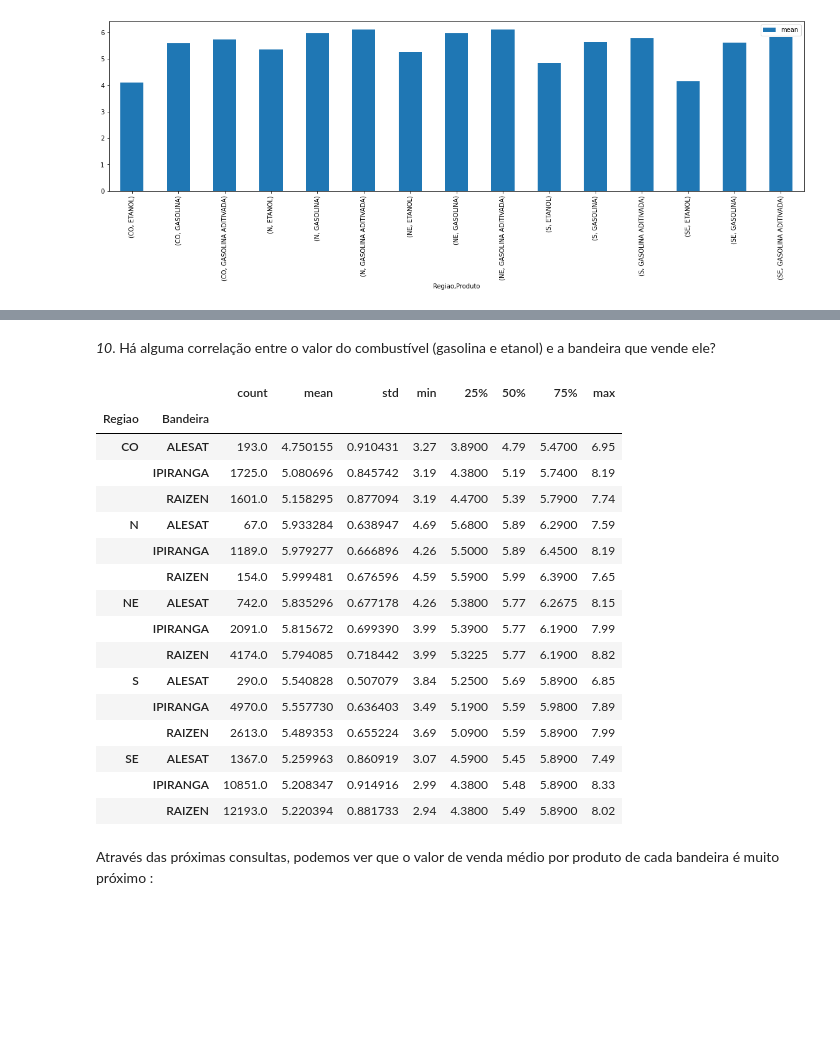
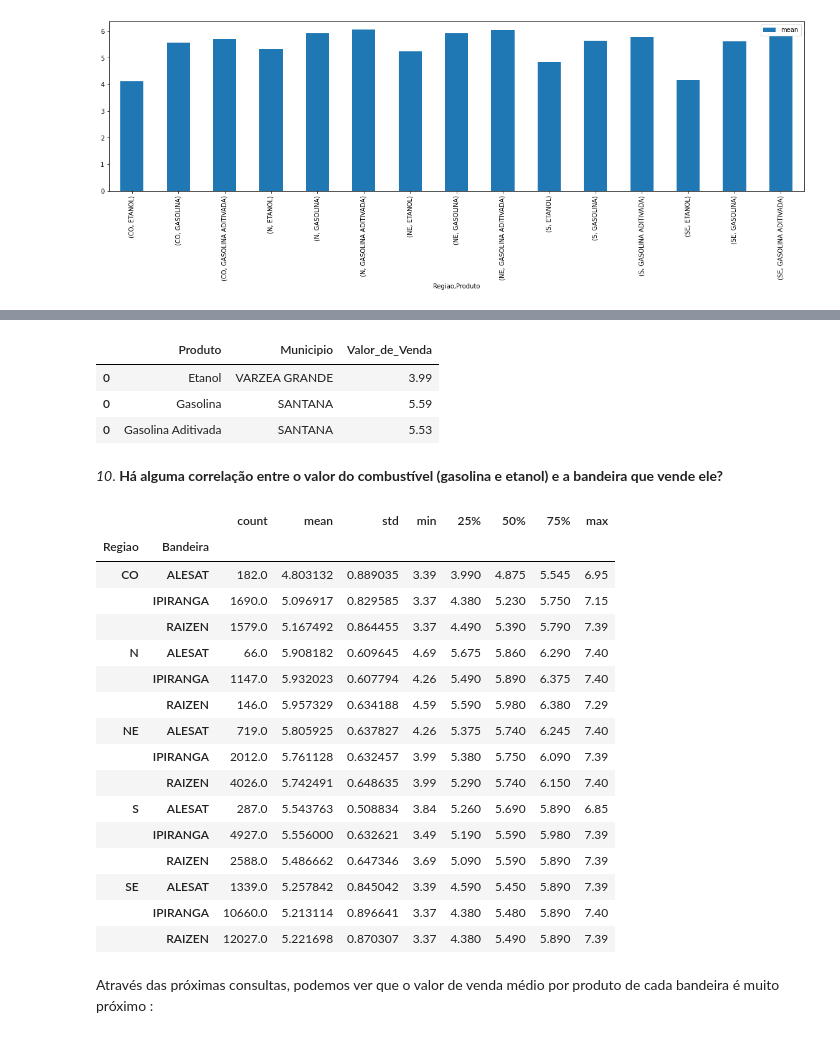
Before and after one commit to gustavovarella/Projeto_m4, a Jupyter notebook: PROJETO_M4.ipynb, the cells around one changed output, grey strips where cells are left out. Cells and saved outputs as stored; diff of their text form; code cells hidden in the pictures; blank space fills up the shorter version.

```diff
--- a/PROJETO_M4.ipynb
+++ b/PROJETO_M4.ipynb
@@ -78,0 +214,3 @@ df_completo
+# %%
+outlier_alto = Q3 + (1.5 * IIQ)
+outlier_alto
@@ -78,0 +219,4 @@ df_completo
+# %%
+#Análise dos valores, e remoção dos que forem considerados Outliers.
+df_completo = df_completo.drop(df_completo[(df_completo.Valor_de_Venda < outlier_baixo) | (df_completo.Valor_de_Venda > outlier_alto)].index)
+df_completo
@@ -98,4 +263,0 @@ df_completo
-# %%
-#Deixa o Data Frame organizado em ordem de data de coleta
-df_completo.sort_values('Data da Coleta', ascending=True, inplace=True)
-df_completo
@@ -196,4 +291,0 @@ df_completo
-# %%
-# alterando tipo da variável
-df_completo['Valor de Venda'] = df_completo['Valor de Venda'].str.replace(',', '.')
-df_completo['Valor de Venda']= df_completo['Valor de Venda'].astype(float)
@@ -222,35 +366,66 @@ df_completo_comb.groupby(['Regiao','Produto'])['Valor de Venda'].agg(['mean']).p
+# %%
+df_maxima_municipio = df_produto_municipio[['Valor_de_Venda']].max()
+
+#Etanol
+
+df_max_municipio_etanol = df_maxima_municipio.loc['ETANOL'].sort_values(by = 'Valor_de_Venda')
+df_max_municipio_etanol = df_max_municipio_etanol.reset_index().head(1)
+df_max_municipio_etanol['Produto'] = 'Etanol'
+
+#Gasolina
+
+df_max_municipio_gasolina = df_maxima_municipio.loc['GASOLINA'].sort_values(by = 'Valor_de_Venda')
+df_max_municipio_gasolina = df_max_municipio_gasolina.reset_index().head(1)
+df_max_municipio_gasolina['Produto'] = 'Gasolina'
+
+#Gasolina Aditivada
+
+df_max_municipio_gasolina_adt = df_maxima_municipio.loc['GASOLINA ADITIVADA'].sort_values(by = 'Valor_de_Venda')
+df_max_municipio_gasolina_adt = df_max_municipio_gasolina_adt.reset_index().head(1)
+df_max_municipio_gasolina_adt['Produto'] = 'Gasolina Aditivada'
+
+df_maximas_municipio = pd.concat([df_max_municipio_etanol,df_max_municipio_gasolina,df_max_municipio_gasolina_adt])
+
+#criando tabela final (minimas)com resultados
+maximas_por_municipio = df_maximas_municipio[['Produto','Municipio','Valor_de_Venda']]
+maximas_por_municipio
+# %% [output]
+|  | Produto | Municipio | Valor_de_Venda |
+| 0 | Etanol | VARZEA GRANDE | 3.99 |
+| 0 | Gasolina | SANTANA | 5.59 |
+| 0 | Gasolina Aditivada | SANTANA | 5.53 |
 # %% [markdown]
-*10*. Há alguma correlação entre o valor do combustível (gasolina e etanol) e a bandeira que vende ele?
+*10*. **Há alguma correlação entre o valor do combustível (gasolina e etanol) e a bandeira que vende ele?**
 # %%
 # agrupando bandeiras por regiões
 bandeiras = df_completo[(df_completo['Bandeira'] == 'RAIZEN')|\
                    (df_completo['Bandeira'] == 'PETROBRAS DISTRIBUIDORA S.A.')|\
                    (df_completo['Bandeira'] == 'IPIRANGA')|\
                    (df_completo['Bandeira'] == 'ALESAT')].groupby(['Regiao','Bandeira'])
-bandeiras_describe = bandeiras['Valor de Venda'].describe()
+bandeiras_describe = bandeiras['Valor_de_Venda'].describe()
 bandeiras_describe
 # por essa descrição é posível realizar varias analises :
 #Pela contagem, podemos ver qual bandeira é mais usada nacionalmente e por Região.
 #Pela média é possível ter o valor médio de cada bandeira por Região
 #Pelo min e máx, podemos ver o valor maximo e minimo de venda de cada bandera por Região e etc.
 # %% [output]
 |  |  | count | mean | std | min | 25% | 50% | 75% | max |
 | Regiao | Bandeira |  |  |  |  |  |  |  |  |
-| CO | ALESAT | 193.0 | 4.750155 | 0.910431 | 3.27 | 3.8900 | 4.79 | 5.4700 | 6.95 |
-|  | IPIRANGA | 1725.0 | 5.080696 | 0.845742 | 3.19 | 4.3800 | 5.19 | 5.7400 | 8.19 |
-|  | RAIZEN | 1601.0 | 5.158295 | 0.877094 | 3.19 | 4.4700 | 5.39 | 5.7900 | 7.74 |
-| N | ALESAT | 67.0 | 5.933284 | 0.638947 | 4.69 | 5.6800 | 5.89 | 6.2900 | 7.59 |
-|  | IPIRANGA | 1189.0 | 5.979277 | 0.666896 | 4.26 | 5.5000 | 5.89 | 6.4500 | 8.19 |
-|  | RAIZEN | 154.0 | 5.999481 | 0.676596 | 4.59 | 5.5900 | 5.99 | 6.3900 | 7.65 |
-| NE | ALESAT | 742.0 | 5.835296 | 0.677178 | 4.26 | 5.3800 | 5.77 | 6.2675 | 8.15 |
-|  | IPIRANGA | 2091.0 | 5.815672 | 0.699390 | 3.99 | 5.3900 | 5.77 | 6.1900 | 7.99 |
-|  | RAIZEN | 4174.0 | 5.794085 | 0.718442 | 3.99 | 5.3225 | 5.77 | 6.1900 | 8.82 |
-| S | ALESAT | 290.0 | 5.540828 | 0.507079 | 3.84 | 5.2500 | 5.69 | 5.8900 | 6.85 |
-|  | IPIRANGA | 4970.0 | 5.557730 | 0.636403 | 3.49 | 5.1900 | 5.59 | 5.9800 | 7.89 |
-|  | RAIZEN | 2613.0 | 5.489353 | 0.655224 | 3.69 | 5.0900 | 5.59 | 5.8900 | 7.99 |
-| SE | ALESAT | 1367.0 | 5.259963 | 0.860919 | 3.07 | 4.5900 | 5.45 | 5.8900 | 7.49 |
-|  | IPIRANGA | 10851.0 | 5.208347 | 0.914916 | 2.99 | 4.3800 | 5.48 | 5.8900 | 8.33 |
-|  | RAIZEN | 12193.0 | 5.220394 | 0.881733 | 2.94 | 4.3800 | 5.49 | 5.8900 | 8.02 |
+| CO | ALESAT | 182.0 | 4.803132 | 0.889035 | 3.39 | 3.990 | 4.875 | 5.545 | 6.95 |
+|  | IPIRANGA | 1690.0 | 5.096917 | 0.829585 | 3.37 | 4.380 | 5.230 | 5.750 | 7.15 |
+|  | RAIZEN | 1579.0 | 5.167492 | 0.864455 | 3.37 | 4.490 | 5.390 | 5.790 | 7.39 |
+| N | ALESAT | 66.0 | 5.908182 | 0.609645 | 4.69 | 5.675 | 5.860 | 6.290 | 7.40 |
+|  | IPIRANGA | 1147.0 | 5.932023 | 0.607794 | 4.26 | 5.490 | 5.890 | 6.375 | 7.40 |
+|  | RAIZEN | 146.0 | 5.957329 | 0.634188 | 4.59 | 5.590 | 5.980 | 6.380 | 7.29 |
+| NE | ALESAT | 719.0 | 5.805925 | 0.637827 | 4.26 | 5.375 | 5.740 | 6.245 | 7.40 |
+|  | IPIRANGA | 2012.0 | 5.761128 | 0.632457 | 3.99 | 5.380 | 5.750 | 6.090 | 7.39 |
+|  | RAIZEN | 4026.0 | 5.742491 | 0.648635 | 3.99 | 5.290 | 5.740 | 6.150 | 7.40 |
+| S | ALESAT | 287.0 | 5.543763 | 0.508834 | 3.84 | 5.260 | 5.690 | 5.890 | 6.85 |
+|  | IPIRANGA | 4927.0 | 5.556000 | 0.632621 | 3.49 | 5.190 | 5.590 | 5.980 | 7.39 |
+|  | RAIZEN | 2588.0 | 5.486662 | 0.647346 | 3.69 | 5.090 | 5.590 | 5.890 | 7.39 |
+| SE | ALESAT | 1339.0 | 5.257842 | 0.845042 | 3.39 | 4.590 | 5.450 | 5.890 | 7.39 |
+|  | IPIRANGA | 10660.0 | 5.213114 | 0.896641 | 3.37 | 4.380 | 5.480 | 5.890 | 7.40 |
+|  | RAIZEN | 12027.0 | 5.221698 | 0.870307 | 3.37 | 4.380 | 5.490 | 5.890 | 7.39 |
 # %% [markdown]
 Através das próximas consultas, podemos ver que o valor de venda médio por produto de cada bandeira é muito próximo :
 # %%
```
Also changed, not shown: parts of 85 cells of this notebook.
